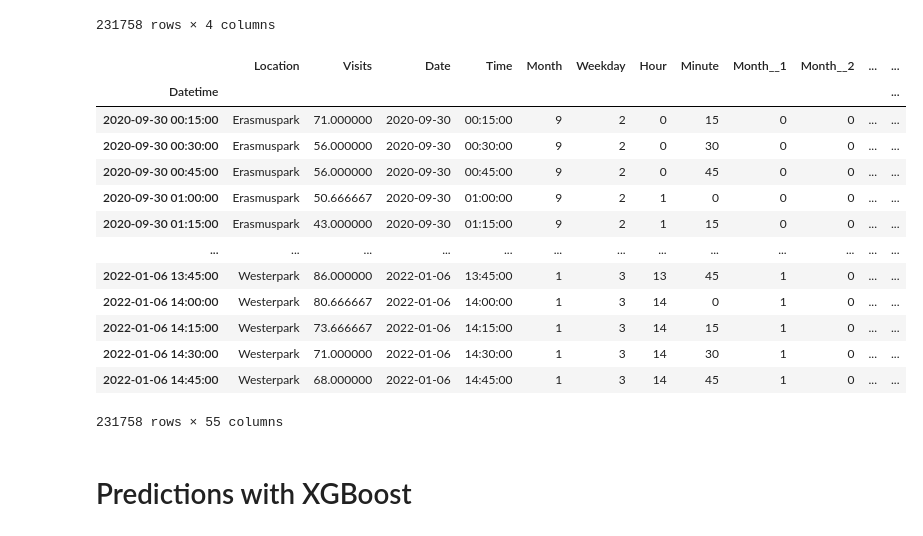
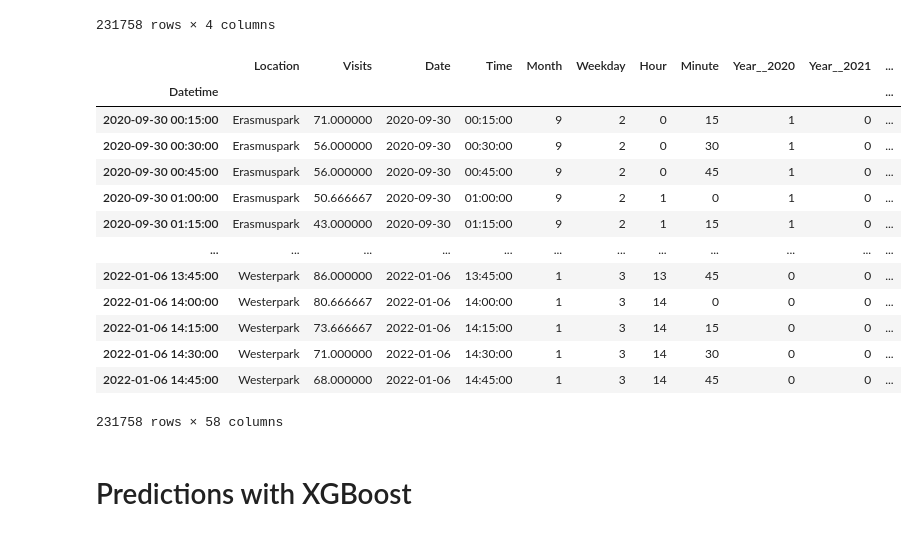
Before and after one commit to lotteph/DSP, a Jupyter notebook: Resono predictions XGBoost.ipynb, the cells around one changed output. Saved outputs shown, nothing was run; the diff lists cells and outputs as text; code cells hidden in the pictures.

```diff
--- a/Resono predictions XGBoost.ipynb
+++ b/Resono predictions XGBoost.ipynb
@@ -238,16 +238,19 @@ def add_time_vars(data, onehot=True):
     '''
     data = data.reset_index()
     if onehot == True:
+        years = pd.Categorical(data['Datetime'].dt.year)
         data['Month'] = pd.Categorical(data['Datetime'].dt.month)
         data['Weekday'] = pd.Categorical(data['Datetime'].dt.weekday)
         data['Hour'] =  pd.Categorical(data['Datetime'].dt.hour)
         data['Minute'] =  pd.Categorical(data['Datetime'].dt.minute)
 
+        year_dummies = pd.get_dummies(years, prefix='Year_')
         month_dummies = pd.get_dummies(data[['Month']], prefix='Month_')
         weekday_dummies = pd.get_dummies(data[['Weekday']], prefix='Weekday_')
         hour_dummies = pd.get_dummies(data[['Hour']], prefix='Hour_')
         minute_dummies = pd.get_dummies(data[['Minute']], prefix='Minute_')
 
+        data = data.merge(year_dummies, left_index = True, right_index = True)
         data = data.merge(month_dummies, left_index = True, right_index = True)
         data = data.merge(weekday_dummies, left_index = True, right_index = True)
         data = data.merge(hour_dummies, left_index = True, right_index = True)
@@ -263,47 +266,47 @@ def add_time_vars(data, onehot=True):
         for d in dates:
             year, month, day = (int(x) for x in d.split('-'))
             ans = dt.date(year, month, day)
             weekdays.append(ans.isocalendar()[2])
             months.append(month)
 
         for t in data['Time']:
             hour, minute, second = (int(x) for x in t.split(':'))
             hours.append(hour)
             minutes.append(minute)
 
         data['Weekday'] = weekdays
         data['Month'] = months
         data['Hour'] = hours
         data['Minute'] = minutes
         data['Weekday_sin'] = np.sin(data['Weekday'] * (2 * np.pi / 7))
         data['Weekday_cos'] = np.cos(data['Weekday'] * (2 * np.pi / 7))
         data['Month_sin'] = np.sin(data['Month'] * (2 * np.pi / 12))
         data['Month_cos'] = np.cos(data['Month'] * (2 * np.pi / 12))
         data['Hour_sin'] = np.sin(data['Hour'] * (2 * np.pi / 24))
         data['Hour_cos'] = np.cos(data['Hour'] * (2 * np.pi / 24))
         data['Minute_sin'] = np.sin(data['Minute'] * (2 * np.pi / 60))
         data['Minute_cos'] = np.cos(data['Minute'] * (2 * np.pi / 60))
 
     data = data.set_index('Datetime')
     return data
 
 data_aug = add_time_vars(data_smooth, onehot=True)
 data_aug
 # %% [output]
-|  | Location | Visits | Date | Time | Month | Weekday | Hour | Minute | Month__1 | Month__2 | ... | ... |
-| Datetime |  |  |  |  |  |  |  |  |  |  |  | ... |
-| 2020-09-30 00:15:00 | Erasmuspark | 71.000000 | 2020-09-30 | 00:15:00 | 9 | 2 | 0 | 15 | 0 | 0 | ... | ... |
-| 2020-09-30 00:30:00 | Erasmuspark | 56.000000 | 2020-09-30 | 00:30:00 | 9 | 2 | 0 | 30 | 0 | 0 | ... | ... |
-| 2020-09-30 00:45:00 | Erasmuspark | 56.000000 | 2020-09-30 | 00:45:00 | 9 | 2 | 0 | 45 | 0 | 0 | ... | ... |
-| 2020-09-30 01:00:00 | Erasmuspark | 50.666667 | 2020-09-30 | 01:00:00 | 9 | 2 | 1 | 0 | 0 | 0 | ... | ... |
-| 2020-09-30 01:15:00 | Erasmuspark | 43.000000 | 2020-09-30 | 01:15:00 | 9 | 2 | 1 | 15 | 0 | 0 | ... | ... |
-| ... | ... | ... | ... | ... | ... | ... | ... | ... | ... | ... | ... | ... |
-| 2022-01-06 13:45:00 | Westerpark | 86.000000 | 2022-01-06 | 13:45:00 | 1 | 3 | 13 | 45 | 1 | 0 | ... | ... |
-| 2022-01-06 14:00:00 | Westerpark | 80.666667 | 2022-01-06 | 14:00:00 | 1 | 3 | 14 | 0 | 1 | 0 | ... | ... |
-| 2022-01-06 14:15:00 | Westerpark | 73.666667 | 2022-01-06 | 14:15:00 | 1 | 3 | 14 | 15 | 1 | 0 | ... | ... |
-| 2022-01-06 14:30:00 | Westerpark | 71.000000 | 2022-01-06 | 14:30:00 | 1 | 3 | 14 | 30 | 1 | 0 | ... | ... |
-| 2022-01-06 14:45:00 | Westerpark | 68.000000 | 2022-01-06 | 14:45:00 | 1 | 3 | 14 | 45 | 1 | 0 | ... | ... |
+|  | Location | Visits | Date | Time | Month | Weekday | Hour | Minute | Year__2020 | Year__2021 | ... |
+| Datetime |  |  |  |  |  |  |  |  |  |  | ... |
+| 2020-09-30 00:15:00 | Erasmuspark | 71.000000 | 2020-09-30 | 00:15:00 | 9 | 2 | 0 | 15 | 1 | 0 | ... |
+| 2020-09-30 00:30:00 | Erasmuspark | 56.000000 | 2020-09-30 | 00:30:00 | 9 | 2 | 0 | 30 | 1 | 0 | ... |
+| 2020-09-30 00:45:00 | Erasmuspark | 56.000000 | 2020-09-30 | 00:45:00 | 9 | 2 | 0 | 45 | 1 | 0 | ... |
+| 2020-09-30 01:00:00 | Erasmuspark | 50.666667 | 2020-09-30 | 01:00:00 | 9 | 2 | 1 | 0 | 1 | 0 | ... |
+| 2020-09-30 01:15:00 | Erasmuspark | 43.000000 | 2020-09-30 | 01:15:00 | 9 | 2 | 1 | 15 | 1 | 0 | ... |
+| ... | ... | ... | ... | ... | ... | ... | ... | ... | ... | ... | ... |
+| 2022-01-06 13:45:00 | Westerpark | 86.000000 | 2022-01-06 | 13:45:00 | 1 | 3 | 13 | 45 | 0 | 0 | ... |
+| 2022-01-06 14:00:00 | Westerpark | 80.666667 | 2022-01-06 | 14:00:00 | 1 | 3 | 14 | 0 | 0 | 0 | ... |
+| 2022-01-06 14:15:00 | Westerpark | 73.666667 | 2022-01-06 | 14:15:00 | 1 | 3 | 14 | 15 | 0 | 0 | ... |
+| 2022-01-06 14:30:00 | Westerpark | 71.000000 | 2022-01-06 | 14:30:00 | 1 | 3 | 14 | 30 | 0 | 0 | ... |
+| 2022-01-06 14:45:00 | Westerpark | 68.000000 | 2022-01-06 | 14:45:00 | 1 | 3 | 14 | 45 | 0 | 0 | ... |
-231758 rows × 55 columns
+231758 rows × 58 columns
 # %% [markdown]
 # Predictions with XGBoost
 # %%
```
Also changed, not shown: parts of 5 cells of this notebook.
